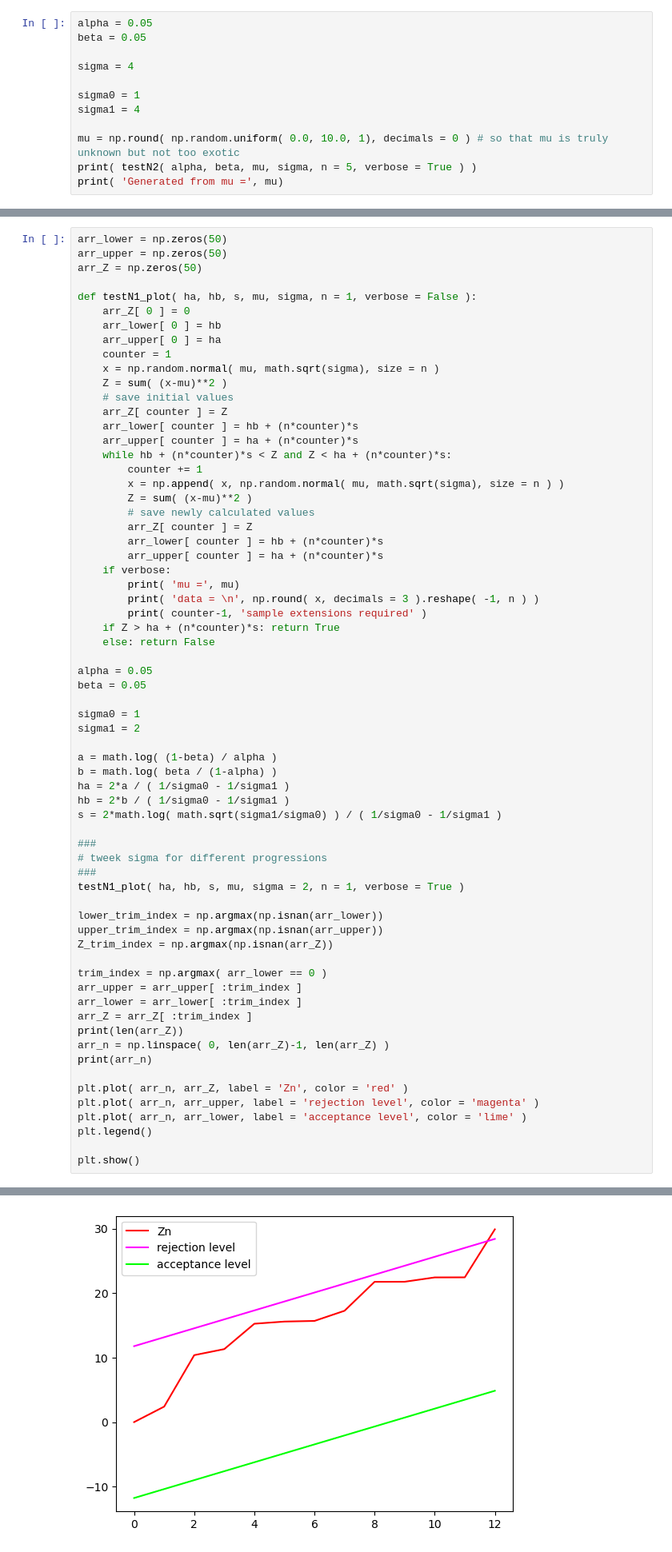
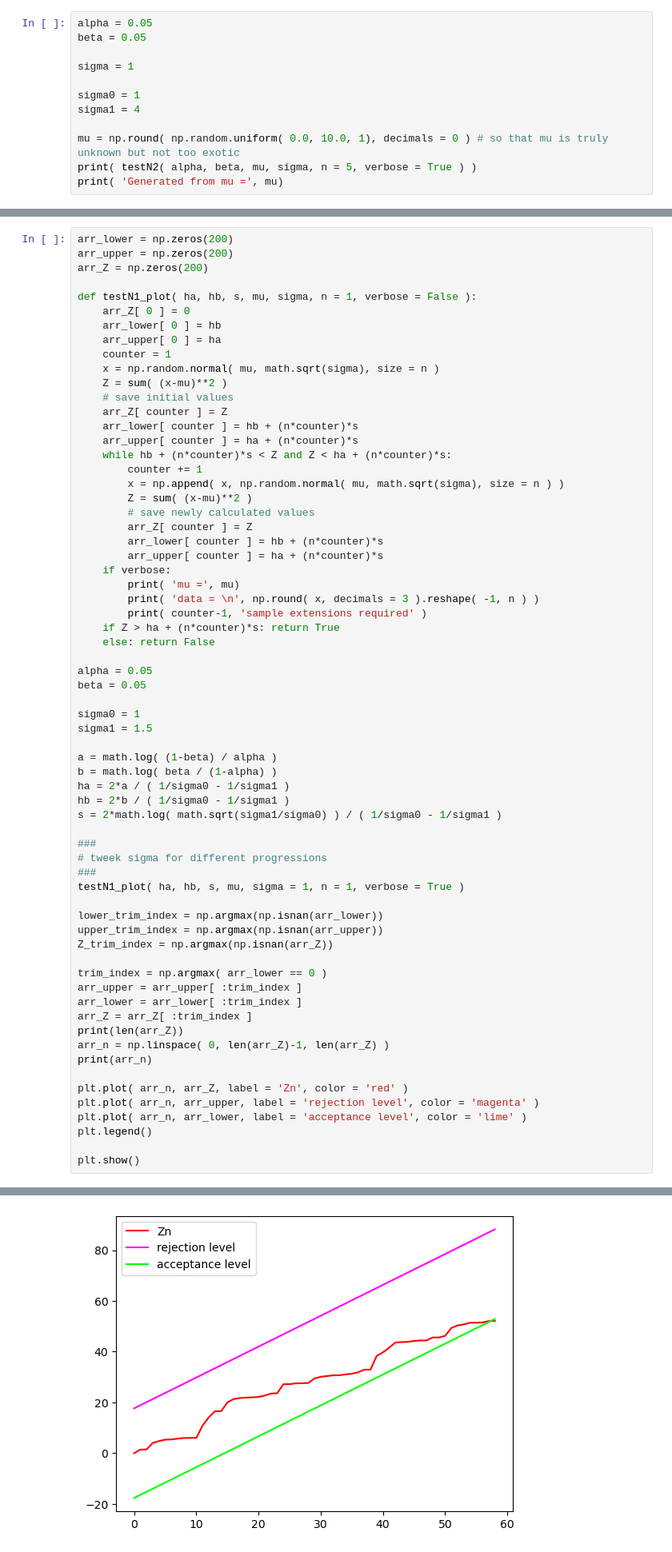
Before and after one commit to PrinceOfCzechia/sequential-test-sim, a Jupyter notebook: notebook2.ipynb, the cells around one changed output, grey strips where cells are left out. Shown at 80% size. Cells and saved outputs as stored; diff of their text form.

```diff
--- a/notebook2.ipynb
+++ b/notebook2.ipynb
@@ -132,7 +152,7 @@ def testN2_fast( ha, hb, s, mu, sigma, n = 1, verbose = False ):
 alpha = 0.05
 beta = 0.05
 
-sigma = 4
+sigma = 1
 
 sigma0 = 1
 sigma1 = 4
@@ -149,7 +172,7 @@ Generated from mu = [3.]
 # %%
-arr_lower = np.zeros(50)
-arr_upper = np.zeros(50)
-arr_Z = np.zeros(50)
+arr_lower = np.zeros(200)
+arr_upper = np.zeros(200)
+arr_Z = np.zeros(200)
 
 def testN1_plot( ha, hb, s, mu, sigma, n = 1, verbose = False ):
     arr_Z[ 0 ] = 0
@@ -181,7 +204,7 @@ alpha = 0.05
 beta = 0.05
 
 sigma0 = 1
-sigma1 = 2
+sigma1 = 1.5
 
 a = math.log( (1-beta) / alpha )
 b = math.log( beta / (1-alpha) )
@@ -192,7 +215,7 @@ s = 2*math.log( math.sqrt(sigma1/sigma0) ) / ( 1/sigma0 - 1/sigma1 )
 ###
 # tweek sigma for different progressions
 ###
-testN1_plot( ha, hb, s, mu, sigma = 2, n = 1, verbose = True )
+testN1_plot( ha, hb, s, mu, sigma = 1, n = 1, verbose = True )
 
 lower_trim_index = np.argmax(np.isnan(arr_lower))
 upper_trim_index = np.argmax(np.isnan(arr_upper))
@@ -233 +256 @@ data =
-[figure, old version]
+[figure, new version]
```
Also changed, not shown: parts of 37 cells of this notebook.
